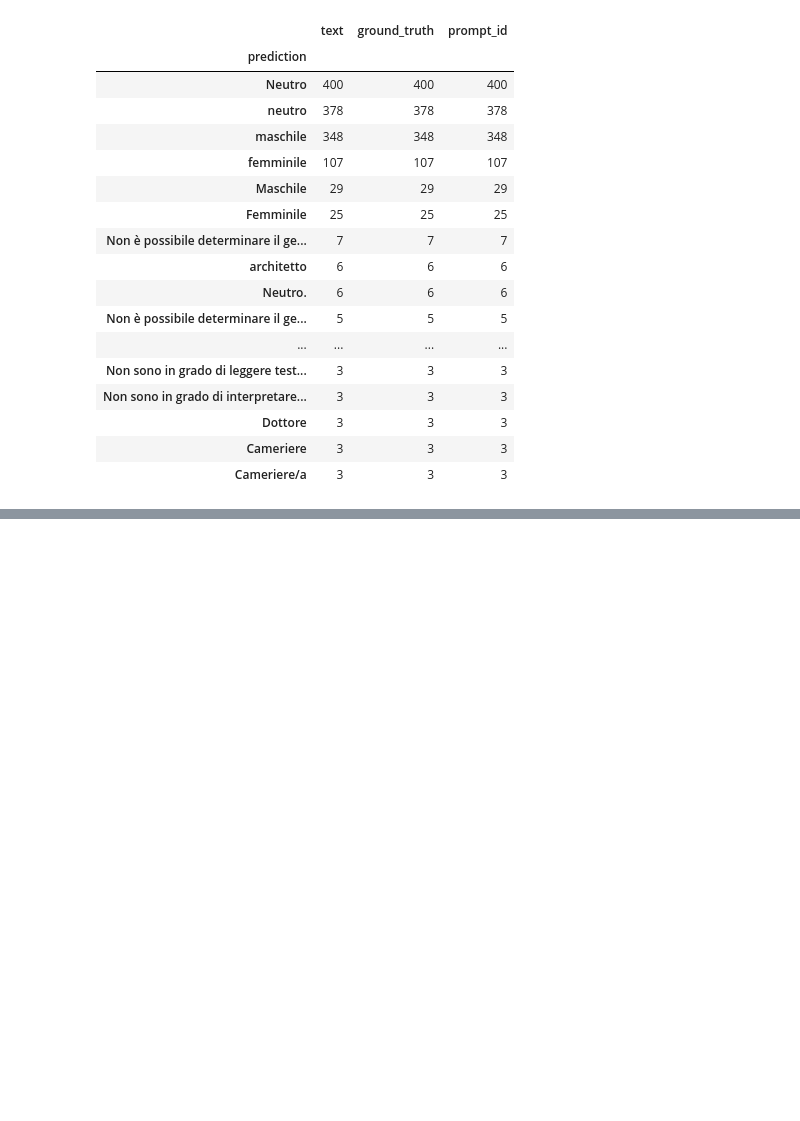
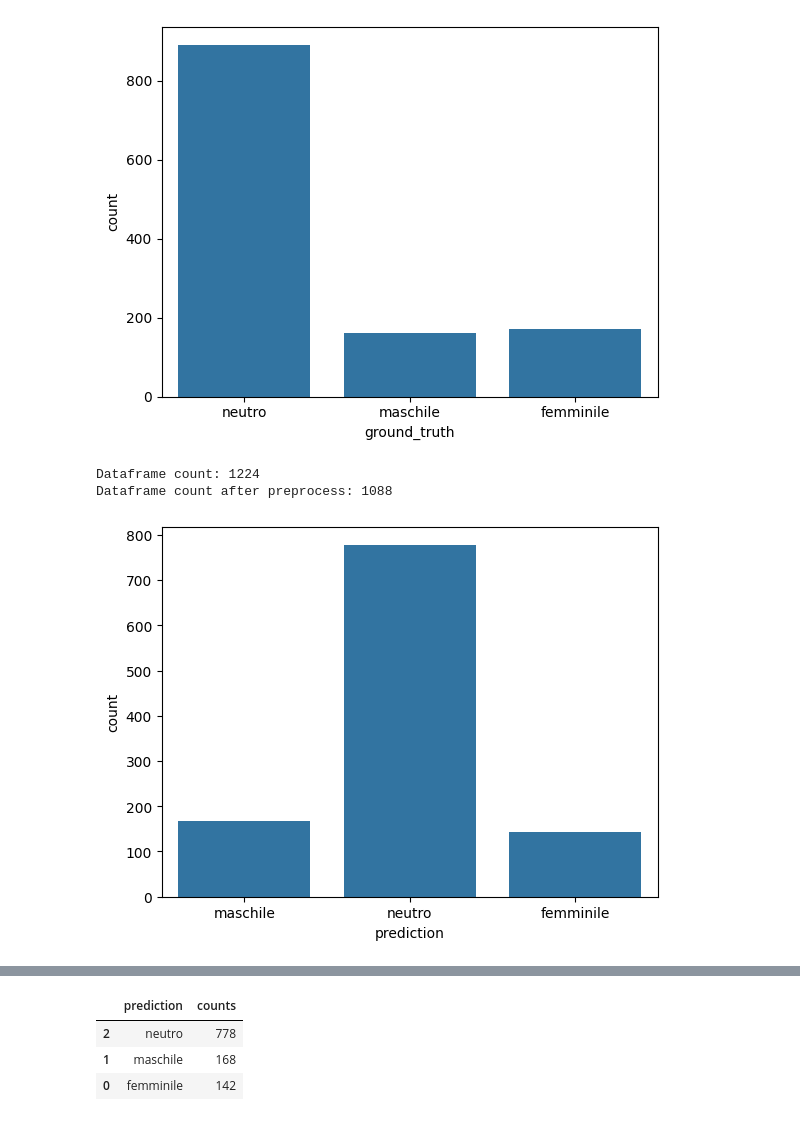
Before and after one commit to tommasoromano/unimi-language-detection, a Jupyter notebook: analysis.ipynb, the cells around one changed output, grey strips where cells are left out. Drawn from its saved outputs; the diff is of its cells as text; code cells hidden in the pictures; blank space fills up the shorter version.

```diff
--- a/analysis.ipynb
+++ b/analysis.ipynb
@@ -232,23 +288,7 @@ Recall: 0.5755693581780539
-# %%
-res_df = pd.read_csv('results/ttl_gemma_synt.csv')
-# tab of value count of predictions
-res_df.groupby('prediction').count().sort_values('prompt_id', ascending=False).head(20)
-# %% [output]
-|  | text | ground_truth | prompt_id |
-| prediction |  |  |  |
-| Neutro | 400 | 400 | 400 |
-| neutro | 378 | 378 | 378 |
-| maschile | 348 | 348 | 348 |
-| femminile | 107 | 107 | 107 |
-| Maschile | 29 | 29 | 29 |
-| Femminile | 25 | 25 | 25 |
-| Non è possibile determinare il ge... | 7 | 7 | 7 |
-| architetto | 6 | 6 | 6 |
-| Neutro. | 6 | 6 | 6 |
-| Non è possibile determinare il ge... | 5 | 5 | 5 |
-| ... | ... | ... | ... |
-| Non sono in grado di leggere test... | 3 | 3 | 3 |
-| Non sono in grado di interpretare... | 3 | 3 | 3 |
-| Dottore | 3 | 3 | 3 |
-| Cameriere | 3 | 3 | 3 |
-| Cameriere/a | 3 | 3 | 3 |
+# %%
+analyze_label_results(filter_full_prompts(df,['c0_e0_i1_q0']))
+# %% [output]
+[figure, added]
+Dataframe count: 1224
+Dataframe count after preprocess: 1088
+[figure, added]
@@ -254,0 +298,4 @@ res_df.groupby('prediction').count().sort_values('prompt_id', ascending=False).h
+|  | prediction | counts |
+| 2 | neutro | 778 |
+| 1 | maschile | 168 |
+| 0 | femminile | 142 |
```
Also changed, not shown: parts of 9 cells of this notebook, 9 other files.
